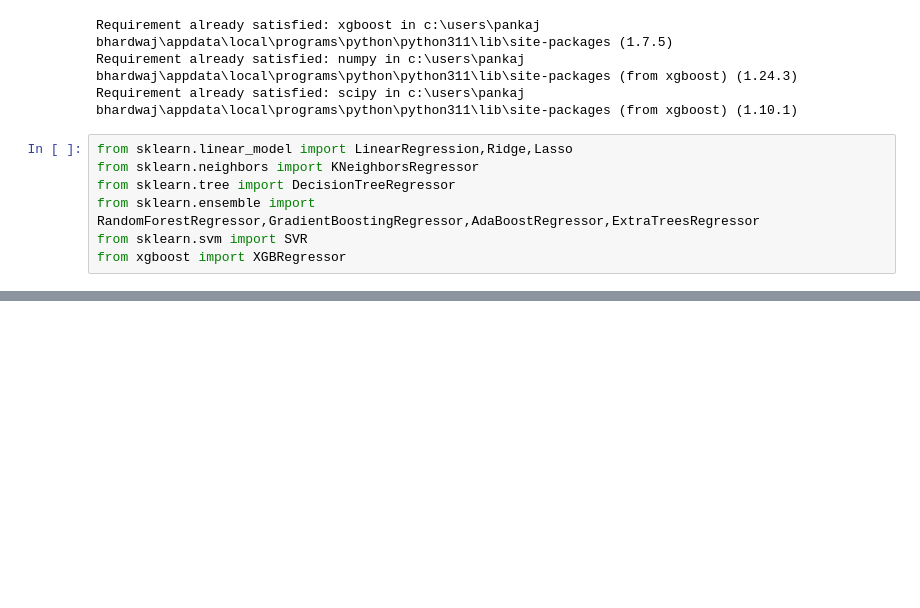
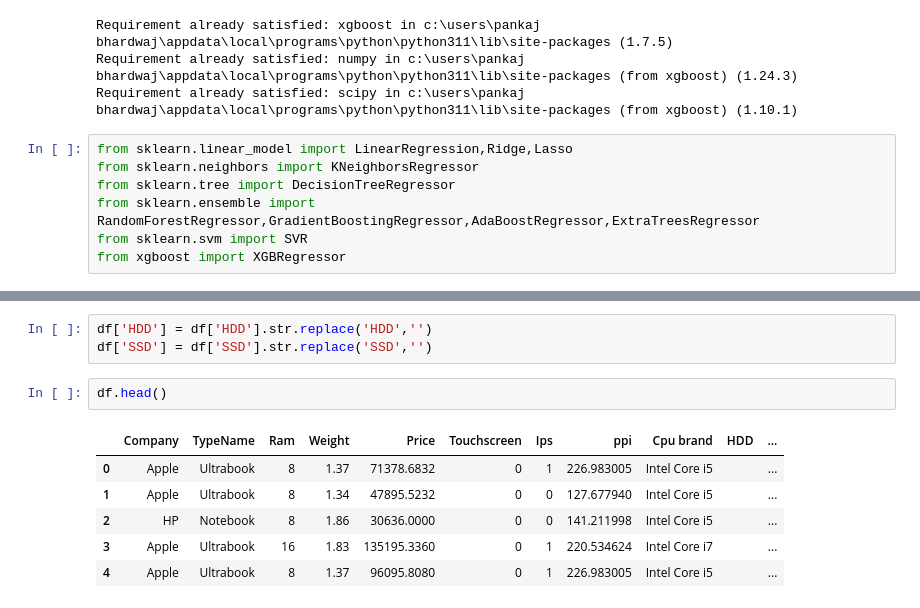
Before and after one commit to pankaj9675/pankaj84330, a Jupyter notebook: new_laptop_price_pre_project.ipynb, the cells around one changed output, grey strips where cells are left out. Cells and saved outputs as stored; diff of their text form; blank space fills up the shorter version.

```diff
--- a/new_laptop_price_pre_project.ipynb
+++ b/new_laptop_price_pre_project.ipynb
@@ -752,0 +753,12 @@ X_train
+# %%
+df['HDD'] = df['HDD'].str.replace('HDD','')
+df['SSD'] = df['SSD'].str.replace('SSD','')
+# %%
+df.head()
+# %% [output]
+|  | Company | TypeName | Ram | Weight | Price | Touchscreen | Ips | ppi | Cpu brand | HDD | ... |
+| 0 | Apple | Ultrabook | 8 | 1.37 | 71378.6832 | 0 | 1 | 226.983005 | Intel Core i5 |  | ... |
+| 1 | Apple | Ultrabook | 8 | 1.34 | 47895.5232 | 0 | 0 | 127.677940 | Intel Core i5 |  | ... |
+| 2 | HP | Notebook | 8 | 1.86 | 30636.0000 | 0 | 0 | 141.211998 | Intel Core i5 |  | ... |
+| 3 | Apple | Ultrabook | 16 | 1.83 | 135195.3360 | 0 | 1 | 220.534624 | Intel Core i7 |  | ... |
+| 4 | Apple | Ultrabook | 8 | 1.37 | 96095.8080 | 0 | 1 | 226.983005 | Intel Core i5 |  | ... |
```
Also changed, not shown: parts of 8 cells of this notebook.
